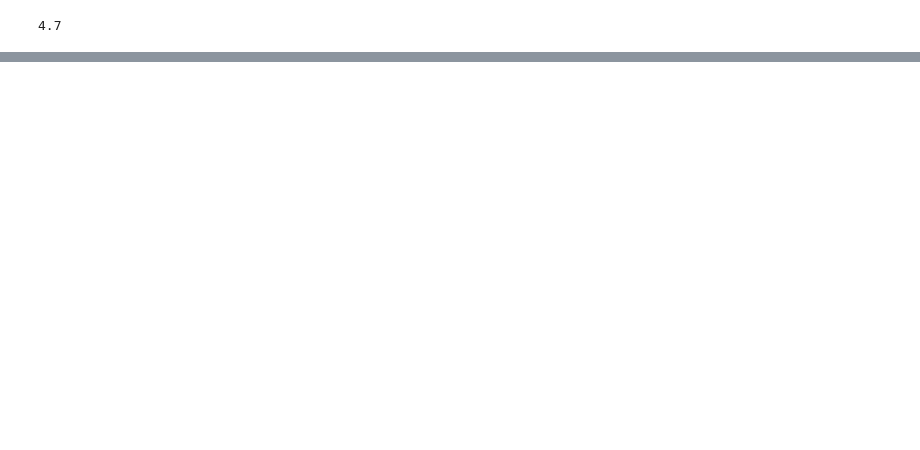
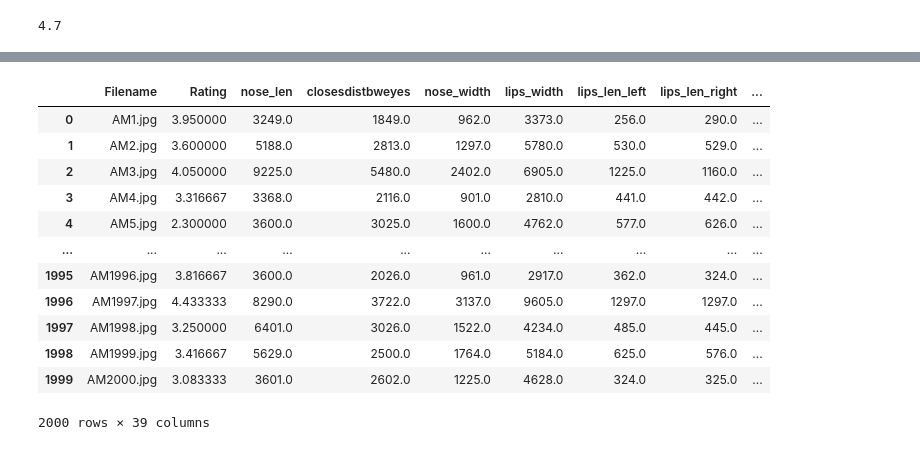
Before and after one commit to dheerajpreetsingh/APMLP, a Jupyter notebook: APMLP.ipynb, the cells around one changed output, grey strips where cells are left out. Saved outputs shown, nothing was run; the diff lists cells and outputs as text; code cells hidden in the pictures; blank space fills up the shorter version.

```diff
--- a/APMLP.ipynb
+++ b/APMLP.ipynb
@@ -1196,0 +1195,20 @@ male1
+# %%
+male3=pd.read_csv("/content/drive/MyDrive/APMLP/AllDataMale.csv")
+# %%
+male3=male3.drop("Filename",axis=1)
+# %%
+male3=male3.drop("Index",axis=1)
+# %% [output]
+|  | Filename | Rating | nose_len | closesdistbweyes | nose_width | lips_width | lips_len_left | lips_len_right | ... |
+| 0 | AM1.jpg | 3.950000 | 3249.0 | 1849.0 | 962.0 | 3373.0 | 256.0 | 290.0 | ... |
+| 1 | AM2.jpg | 3.600000 | 5188.0 | 2813.0 | 1297.0 | 5780.0 | 530.0 | 529.0 | ... |
+| 2 | AM3.jpg | 4.050000 | 9225.0 | 5480.0 | 2402.0 | 6905.0 | 1225.0 | 1160.0 | ... |
+| 3 | AM4.jpg | 3.316667 | 3368.0 | 2116.0 | 901.0 | 2810.0 | 441.0 | 442.0 | ... |
+| 4 | AM5.jpg | 2.300000 | 3600.0 | 3025.0 | 1600.0 | 4762.0 | 577.0 | 626.0 | ... |
+| ... | ... | ... | ... | ... | ... | ... | ... | ... | ... |
+| 1995 | AM1996.jpg | 3.816667 | 3600.0 | 2026.0 | 961.0 | 2917.0 | 362.0 | 324.0 | ... |
+| 1996 | AM1997.jpg | 4.433333 | 8290.0 | 3722.0 | 3137.0 | 9605.0 | 1297.0 | 1297.0 | ... |
+| 1997 | AM1998.jpg | 3.250000 | 6401.0 | 3026.0 | 1522.0 | 4234.0 | 485.0 | 445.0 | ... |
+| 1998 | AM1999.jpg | 3.416667 | 5629.0 | 2500.0 | 1764.0 | 5184.0 | 625.0 | 576.0 | ... |
+| 1999 | AM2000.jpg | 3.083333 | 3601.0 | 2602.0 | 1225.0 | 4628.0 | 324.0 | 325.0 | ... |
+2000 rows × 39 columns
```
Also changed, not shown: parts of 19 cells of this notebook.
